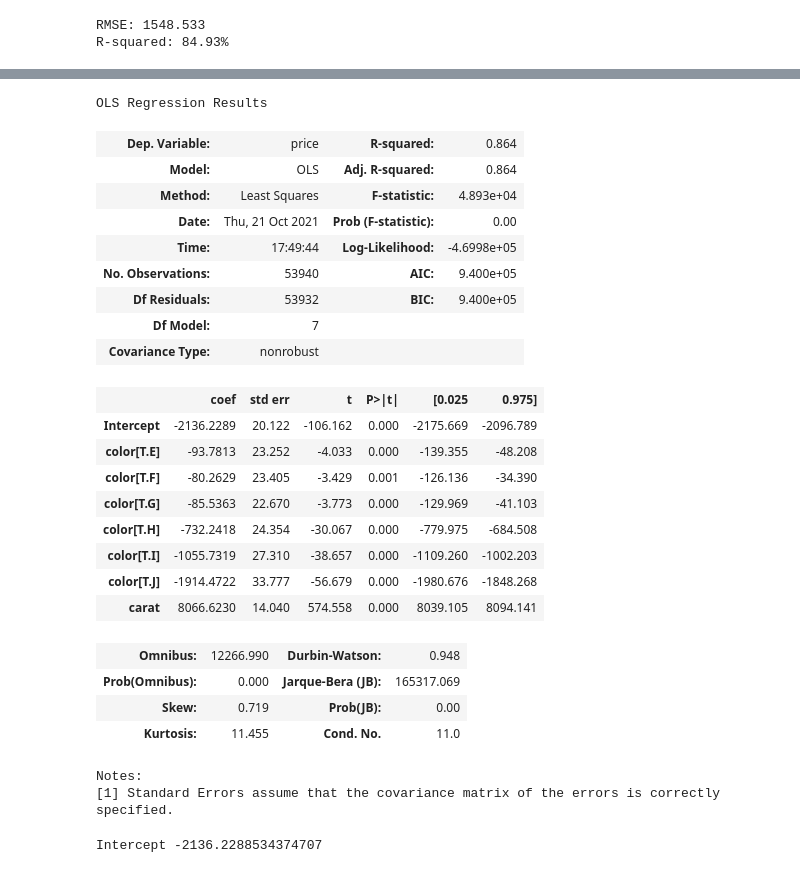
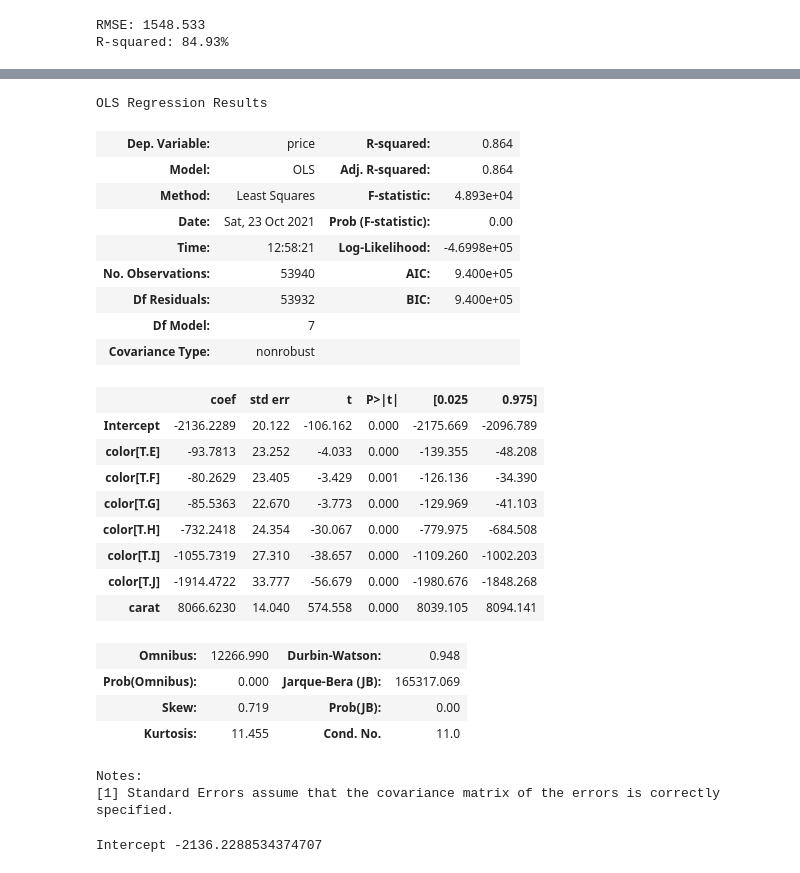
Before and after one commit to mayer79/ml_lecture, a Jupyter notebook: py/1_Basics_and_Linear_Models.ipynb, the cells around one changed output, grey strips where cells are left out. Cells and saved outputs as stored; diff of their text form; code cells hidden in the pictures.

```diff
--- a/py/1_Basics_and_Linear_Models.ipynb
+++ b/py/1_Basics_and_Linear_Models.ipynb
@@ -357,20 +371,17 @@ Let us now extend the simple linear regression for diamond prices by adding dumm
 # %%
 # Approach 1: via statsmodels
 from plotnine.data import diamonds
 from statsmodels.formula.api import ols
 
-model2 = ols(
-    "price ~ carat + color", data=diamonds
-)
-results2 = model2.fit()
-results2.summary()
+model = ols("price ~ carat + color", data=diamonds).fit()
+model.summary()
 # %% [output]
 OLS Regression Results
 | Dep. Variable: | price | R-squared: | 0.864 |
 | Model: | OLS | Adj. R-squared: | 0.864 |
 | Method: | Least Squares | F-statistic: | 4.893e+04 |
-| Date: | Thu, 21 Oct 2021 | Prob (F-statistic): | 0.00 |
-| Time: | 17:49:44 | Log-Likelihood: | -4.6998e+05 |
+| Date: | Sat, 23 Oct 2021 | Prob (F-statistic): | 0.00 |
+| Time: | 12:58:21 | Log-Likelihood: | -4.6998e+05 |
 | No. Observations: | 53940 | AIC: | 9.400e+05 |
 | Df Residuals: | 53932 | BIC: | 9.400e+05 |
 | Df Model: | 7 |  |  |
```
Also changed, not shown: parts of 26 cells of this notebook, 2 other files.
